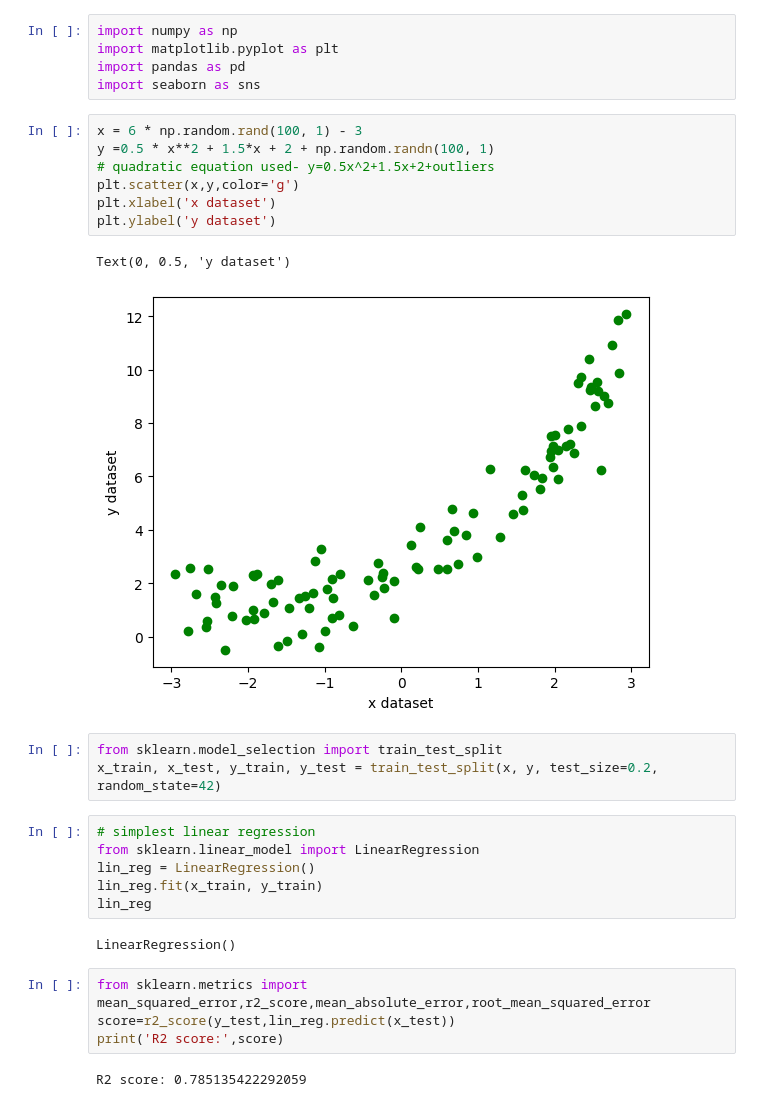
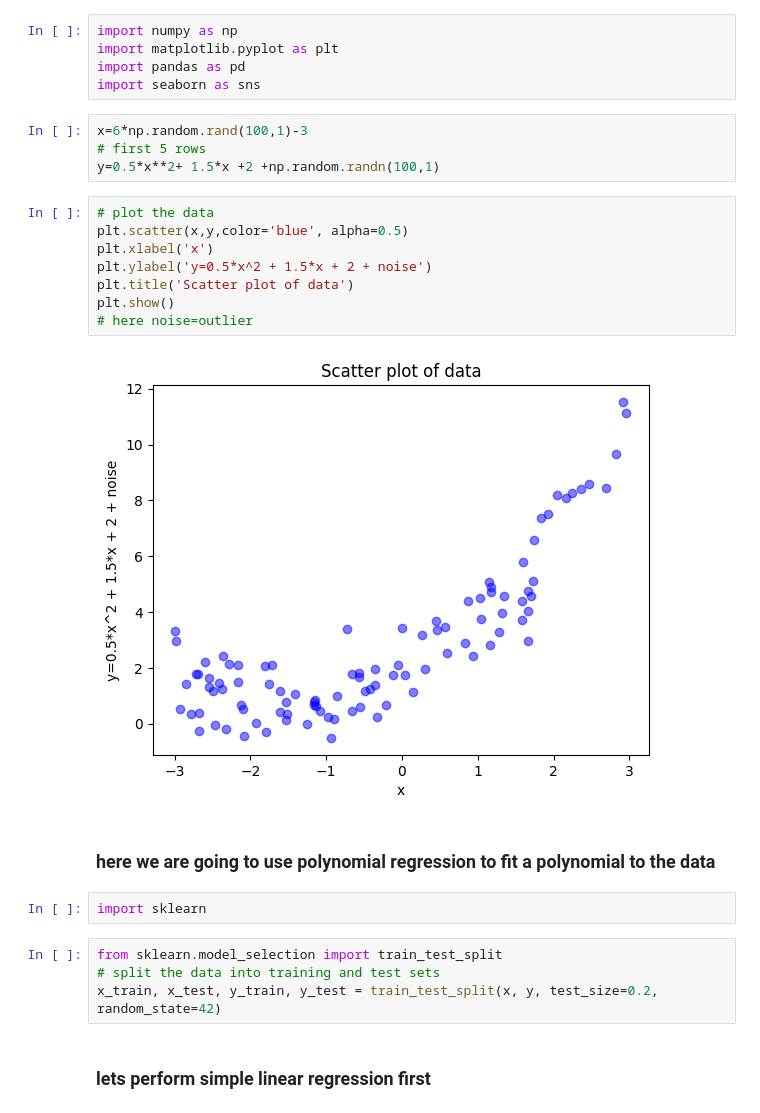
Before and after one commit to manojCodes77/starting_machine_learning, a Jupyter notebook: 03-polynomial-regression/main.ipynb, the cells around one changed output. Saved outputs shown, nothing was run; the diff lists cells and outputs as text.

```diff
--- a/03-polynomial-regression/main.ipynb
+++ b/03-polynomial-regression/main.ipynb
@@ -4,29 +4,26 @@ import matplotlib.pyplot as plt
 import pandas as pd
 import seaborn as sns
 # %%
-x = 6 * np.random.rand(100, 1) - 3
-y =0.5 * x**2 + 1.5*x + 2 + np.random.randn(100, 1)
-# quadratic equation used- y=0.5x^2+1.5x+2+outliers
-plt.scatter(x,y,color='g')
-plt.xlabel('x dataset')
-plt.ylabel('y dataset')
+x=6*np.random.rand(100,1)-3
+# first 5 rows
+y=0.5*x**2+ 1.5*x +2 +np.random.randn(100,1)
-# %% [output]
-Text(0, 0.5, 'y dataset')
-[figure, removed]
+# %%
+# plot the data
+plt.scatter(x,y,color='blue', alpha=0.5)
+plt.xlabel('x')
+plt.ylabel('y=0.5*x^2 + 1.5*x + 2 + noise')
+plt.title('Scatter plot of data')
+plt.show()
+# here noise=outlier
+# %% [output]
+[figure, added]
+# %% [markdown]
+### here we are going to use polynomial regression to fit a polynomial to the data
+# %%
+import sklearn
 # %%
 from sklearn.model_selection import train_test_split
+# split the data into training and test sets
 x_train, x_test, y_train, y_test = train_test_split(x, y, test_size=0.2, random_state=42)
-# %%
-# simplest linear regression
-from sklearn.linear_model import LinearRegression
-lin_reg = LinearRegression()
-lin_reg.fit(x_train, y_train)
-lin_reg
-# %% [output]
-LinearRegression()
-# %%
-from sklearn.metrics import mean_squared_error,r2_score,mean_absolute_error,root_mean_squared_error
-score=r2_score(y_test,lin_reg.predict(x_test))
-print('R2 score:',score)
-# %% [output]
-R2 score: 0.785135422292059
+# %% [markdown]
+### lets perform simple linear regression first
```
Also changed, not shown: parts of 15 cells of this notebook.
